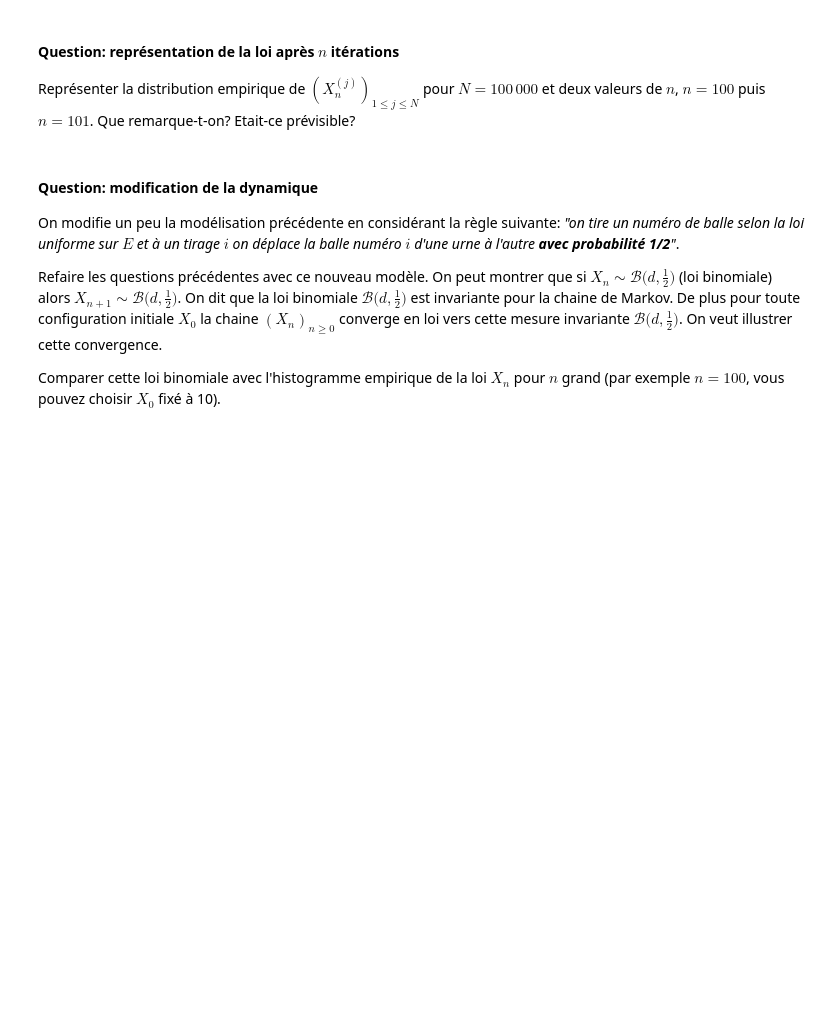
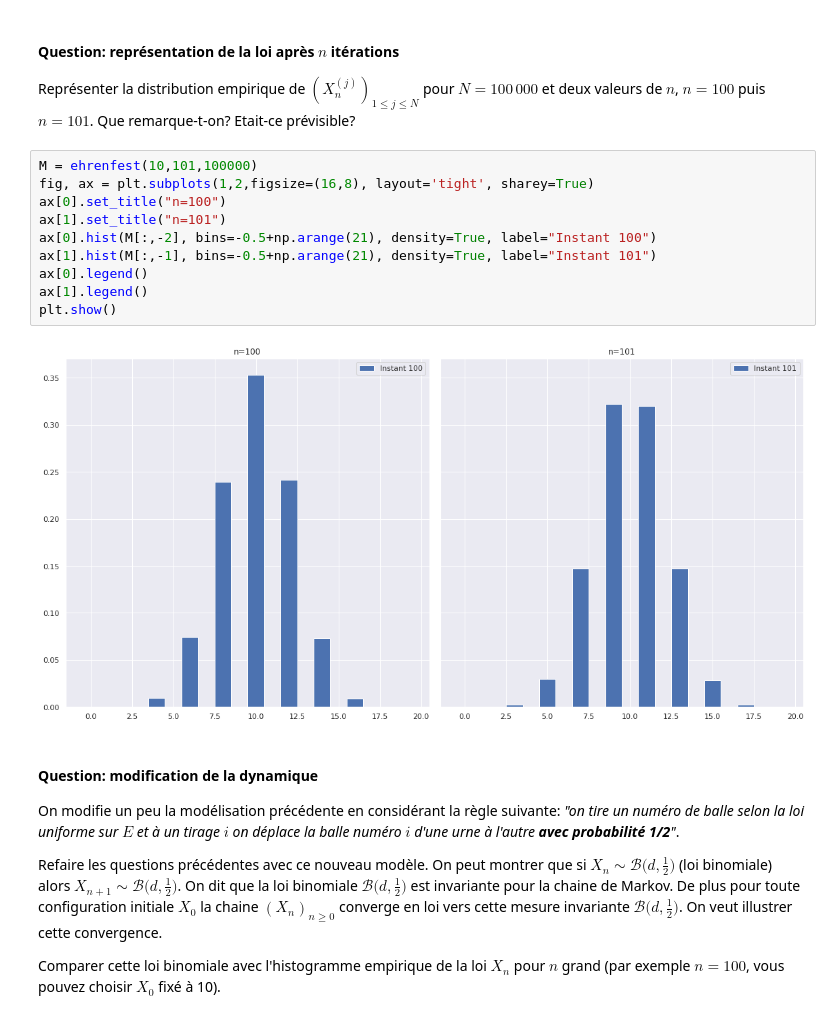
Before and after one commit to PolTibau/Probabilit-s-num-riques, a Jupyter notebook: TP/TP2 Sujet.ipynb, the cells around one changed output. Saved outputs shown, nothing was run; the diff lists cells and outputs as text; blank space fills up the shorter version.

```diff
--- a/TP/TP2 Sujet.ipynb
+++ b/TP/TP2 Sujet.ipynb
@@ -202,6 +291,18 @@ Reproduire le graphe suivant qui représente l'évolution de 5 trajectoires de $
 #### Question: représentation de la loi après $n$ itérations
 
 Représenter la distribution empirique de $(X^{(j)}_n)_{1 \le j \le N}$ pour $N=100\,000$ et deux valeurs de $n$, $n = 100$ puis $n = 101$. Que remarque-t-on? Etait-ce prévisible?
+# %%
+M = ehrenfest(10,101,100000)
+fig, ax = plt.subplots(1,2,figsize=(16,8), layout='tight', sharey=True)
+ax[0].set_title("n=100")
+ax[1].set_title("n=101")
+ax[0].hist(M[:,-2], bins=-0.5+np.arange(21), density=True, label="Instant 100")
+ax[1].hist(M[:,-1], bins=-0.5+np.arange(21), density=True, label="Instant 101")
+ax[0].legend()
+ax[1].legend()
+plt.show()
+# %% [output]
+[figure, added]
 # %% [markdown]
 #### Question: modification de la dynamique
 
```
Also changed, not shown: parts of 7 cells of this notebook.
